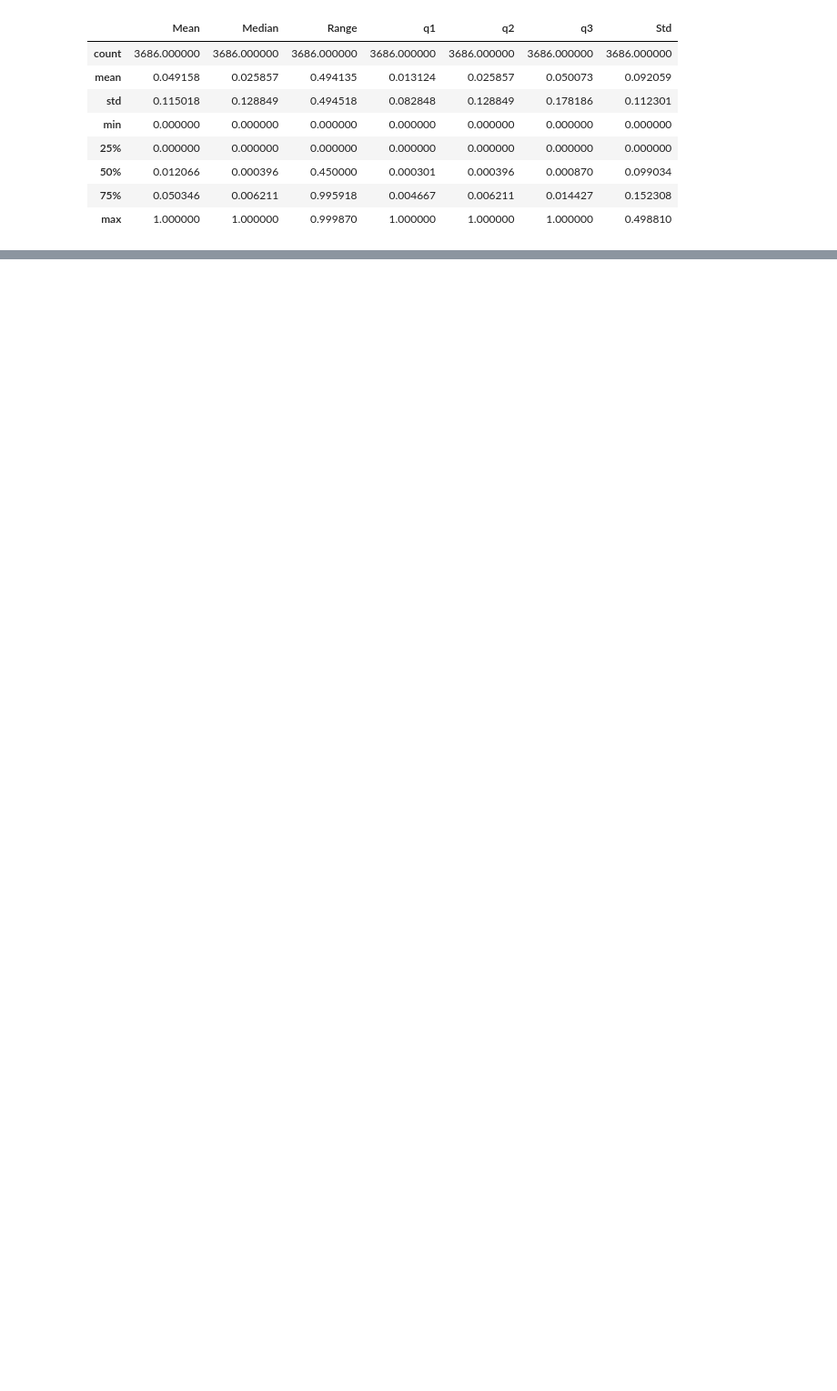
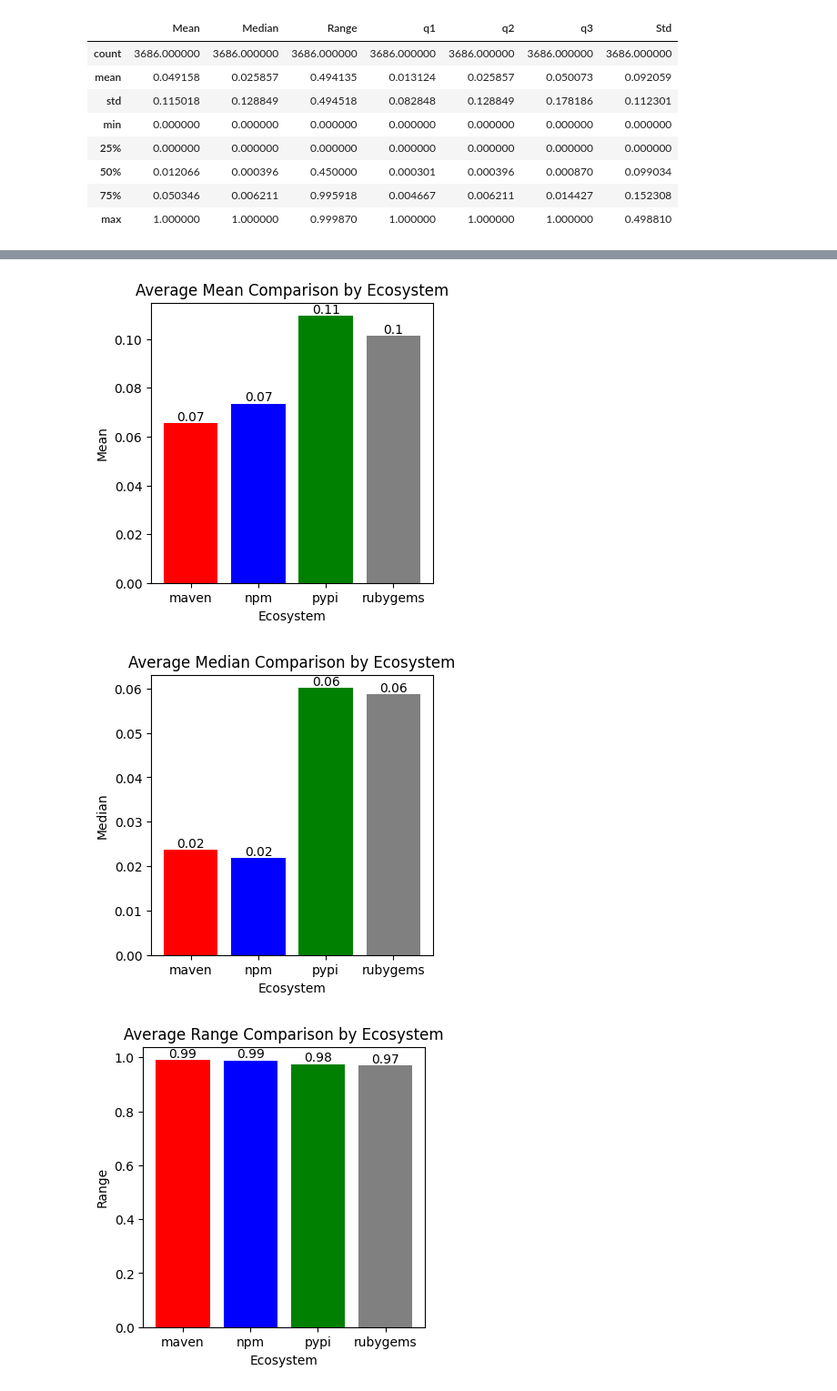
Before and after one commit to sauravgupta2800/Open-source-community-health, a Jupyter notebook: community_participation.ipynb, the cells around one changed output, grey strips where cells are left out. Shown at 91% size. Drawn from its saved outputs; the diff is of its cells as text; code cells hidden in the pictures; blank space fills up the shorter version.

```diff
--- a/community_participation.ipynb
+++ b/community_participation.ipynb
@@ -69,12 +105,12 @@ filtered_df.groupby('ecosystem').describe()
 4 rows × 56 columns
 # %%
-metrics = ['Mean', 'Median', 'Range', 'q1', 'q2', 'q3', 'Std']
+# metrics = ['Mean', 'Median', 'Range', 'q1', 'q2', 'q3', 'Std']
 
-# Create bar plots for each metric
-for metric in metrics:
-    plt.figure(figsize=(3, 2))
-    plt.bar(averages.index, averages[metric], color=['brown', 'red', 'blue', 'green'])
-    plt.xlabel('Ecosystem')
-    plt.ylabel(metric)
-    plt.title(f'Average {metric} Comparison by Ecosystem')
-    plt.show()
+# # Create bar plots for each metric
+# for metric in metrics:
+#     plt.figure(figsize=(3, 2))
+#     plt.bar(averages.index, averages[metric], color=['red', 'blue', 'green', 'gray'])
+#     plt.xlabel('Ecosystem')
+#     plt.ylabel(metric)
+#     plt.title(f'Average {metric} Comparison by Ecosystem')
+#     plt.show()
@@ -88,0 +117,21 @@ for metric in metrics:
+# %%
+# Create bar plots for each metric
+metrics = ['Mean', 'Median', 'Range', 'q1', 'q2', 'q3', 'Std']
+
+for metric in metrics:
+    plt.figure(figsize=(4, 4) )  # Adjust the figure size as needed
+    bars = plt.bar(averages.index, averages[metric], color=['red', 'blue', 'green', 'gray'])
+    plt.xlabel('Ecosystem')
+    plt.ylabel(metric)
+    plt.title(f'Average {metric} Comparison by Ecosystem')
+
+    # Add values inside the bars
+    for bar in bars:
+        height = bar.get_height()
+        plt.text(bar.get_x() + bar.get_width() / 2, height, round(height, 2), ha='center', va='bottom')
+
+    plt.show()
+# %% [output]
+[figure, added]
+[figure, added]
+[figure, added]
```
Also changed, not shown: parts of 7 cells of this notebook.
